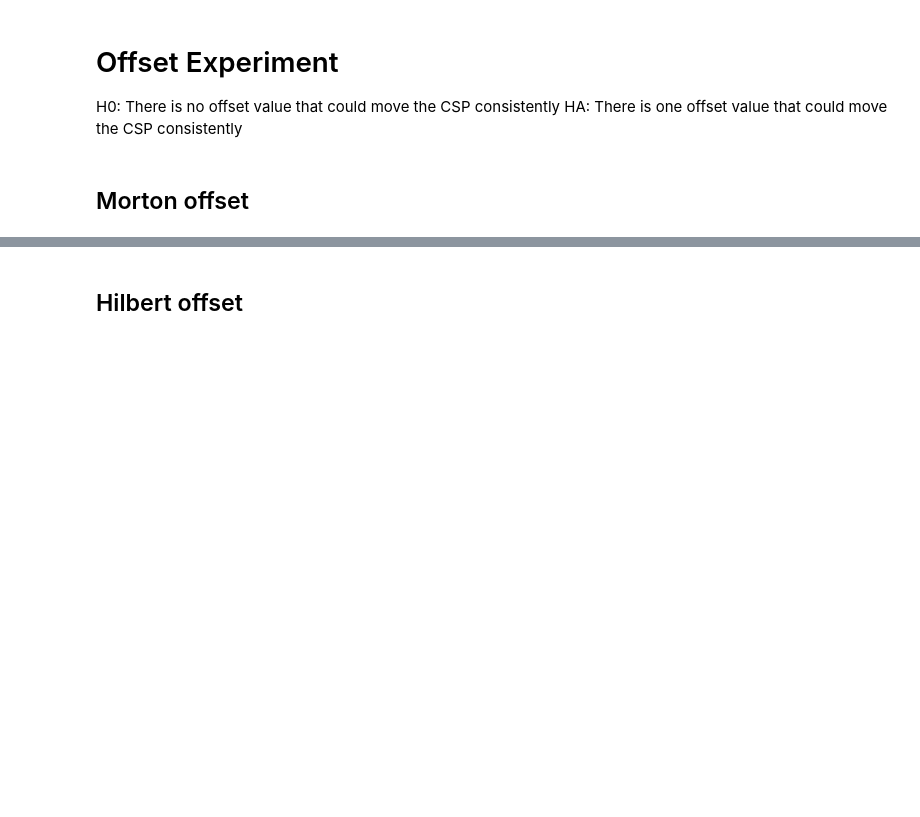
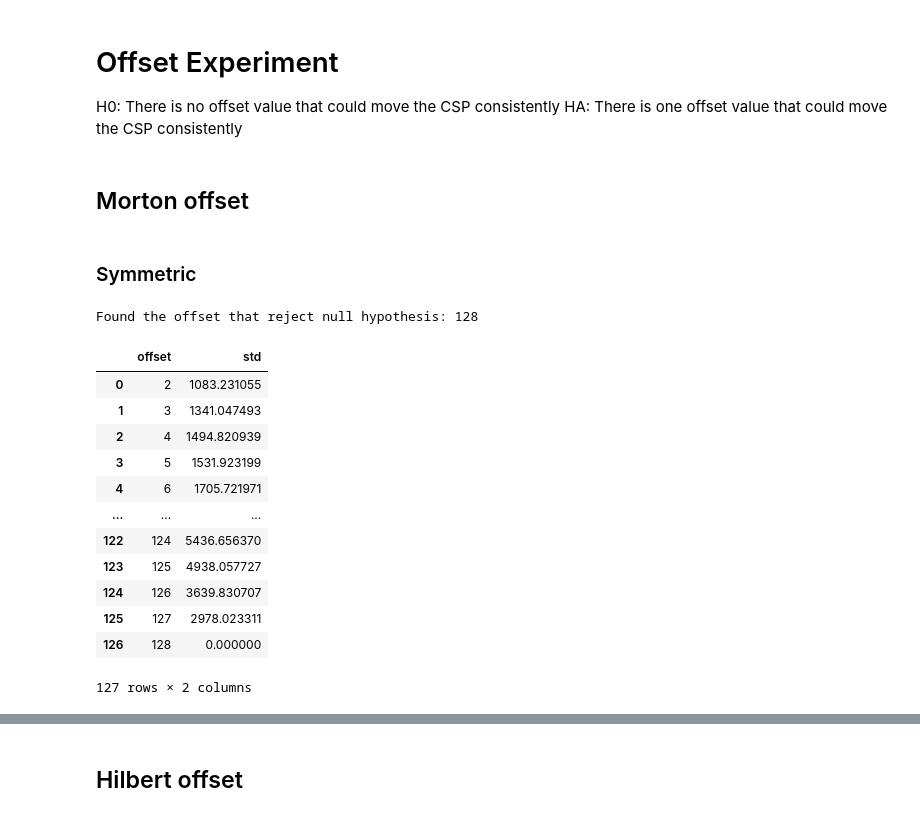
Before and after one commit to hry625/gu-thesis, a Jupyter notebook: RQ1/Experiment1.ipynb, the cells around one changed output, grey strips where cells are left out. Saved outputs shown, nothing was run; the diff lists cells and outputs as text; code cells hidden in the pictures; blank space fills up the shorter version.

```diff
--- a/RQ1/Experiment1.ipynb
+++ b/RQ1/Experiment1.ipynb
@@ -56,2 +74,30 @@ def get_std_with_different_offset(data,key1,key2,algorithm,offset):
 # %% [markdown]
 ## Morton offset
+# %% [markdown]
+### Symmetric
+# %%
+result_data_mos=[]
+for i in range(2,200):
+    std = get_std_with_different_offset(df,'A','B','morton',i,i)
+    # print('offset: '+str(i)+', std is: '+str(std) )
+    result_data_mos.append([i,std])
+    if std==0:
+        print('Found the offset that reject null hypothesis: '+str(i))
+        break
+result_df_mos=pd.DataFrame(result_data_mos,columns=['offset','std'])
+result_df_mos
+# %% [output]
+Found the offset that reject null hypothesis: 128
+|  | offset | std |
+| 0 | 2 | 1083.231055 |
+| 1 | 3 | 1341.047493 |
+| 2 | 4 | 1494.820939 |
+| 3 | 5 | 1531.923199 |
+| 4 | 6 | 1705.721971 |
+| ... | ... | ... |
+| 122 | 124 | 5436.656370 |
+| 123 | 125 | 4938.057727 |
+| 124 | 126 | 3639.830707 |
+| 125 | 127 | 2978.023311 |
+| 126 | 128 | 0.000000 |
+127 rows × 2 columns
```
Also changed, not shown: parts of 24 cells of this notebook.
